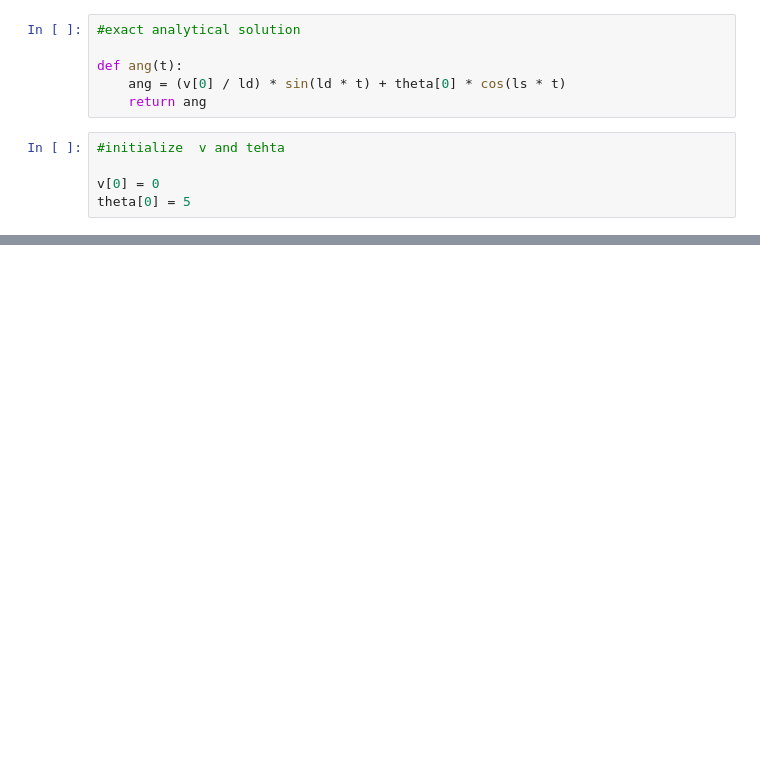
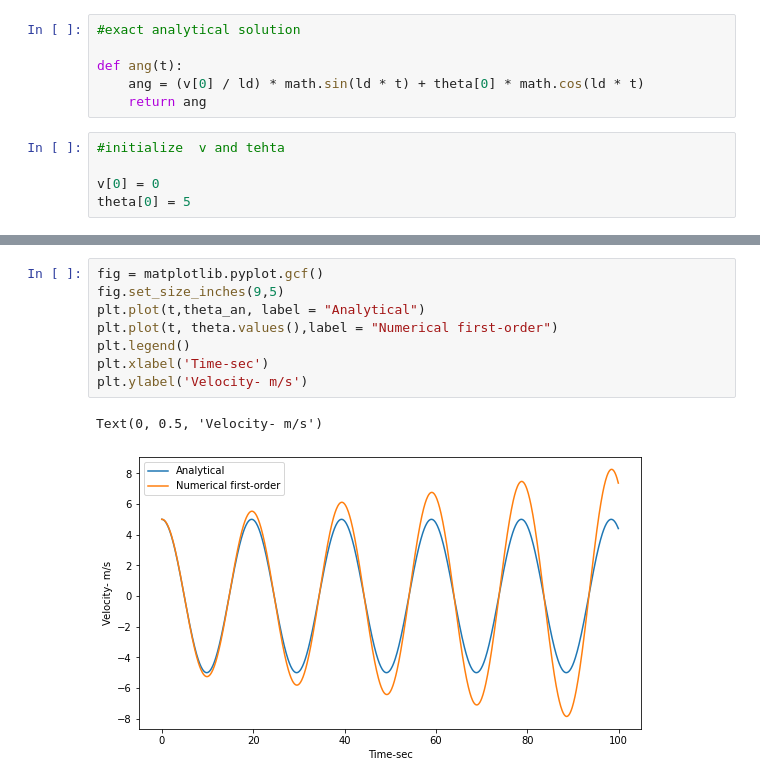
Before and after one commit to mukeshdroid/MATH-252-FEM, a Jupyter notebook: notebooks/Pendulum_FD.ipynb, the cells around one changed output, grey strips where cells are left out. Cells and saved outputs as stored; diff of their text form; blank space fills up the shorter version.

```diff
--- a/notebooks/Pendulum_FD.ipynb
+++ b/notebooks/Pendulum_FD.ipynb
@@ -20,7 +20,7 @@ dt = 0.1
 #exact analytical solution
 
 def ang(t):
-    ang = (v[0] / ld) * sin(ld * t) + theta[0] * cos(ls * t)
+    ang = (v[0] / ld) * math.sin(ld * t) + theta[0] * math.cos(ld * t)
     return ang
 # %%
 #initialize  v and tehta
@@ -45,0 +103,11 @@ plt.plot(v,t)
+# %%
+fig = matplotlib.pyplot.gcf()
+fig.set_size_inches(9,5)
+plt.plot(t,theta_an, label = "Analytical")
+plt.plot(t, theta.values(),label = "Numerical first-order")
+plt.legend()
+plt.xlabel('Time-sec')
+plt.ylabel('Velocity- m/s')
+# %% [output]
+Text(0, 0.5, 'Velocity- m/s')
+[figure, added]
```
Also changed, not shown: parts of 6 cells of this notebook, 13 other files.
